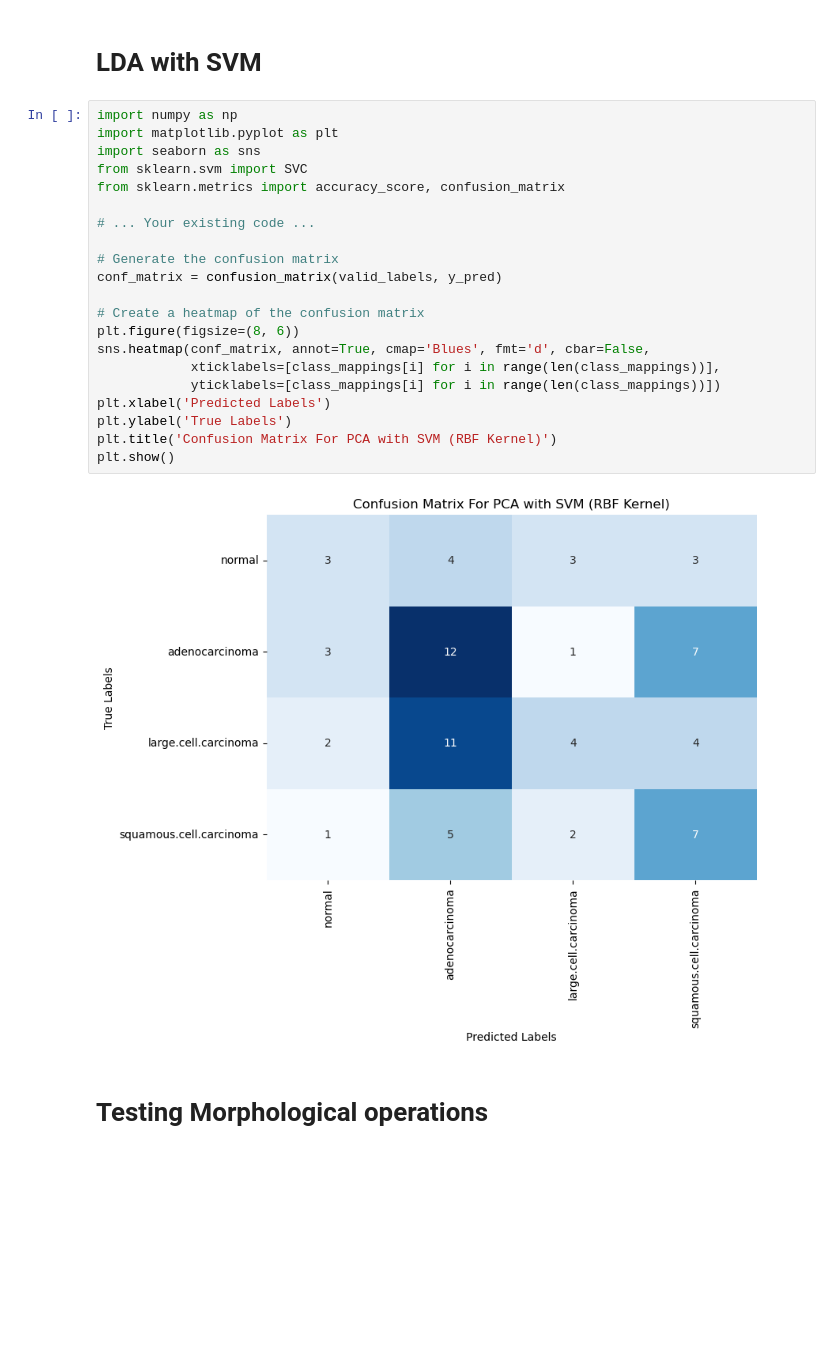
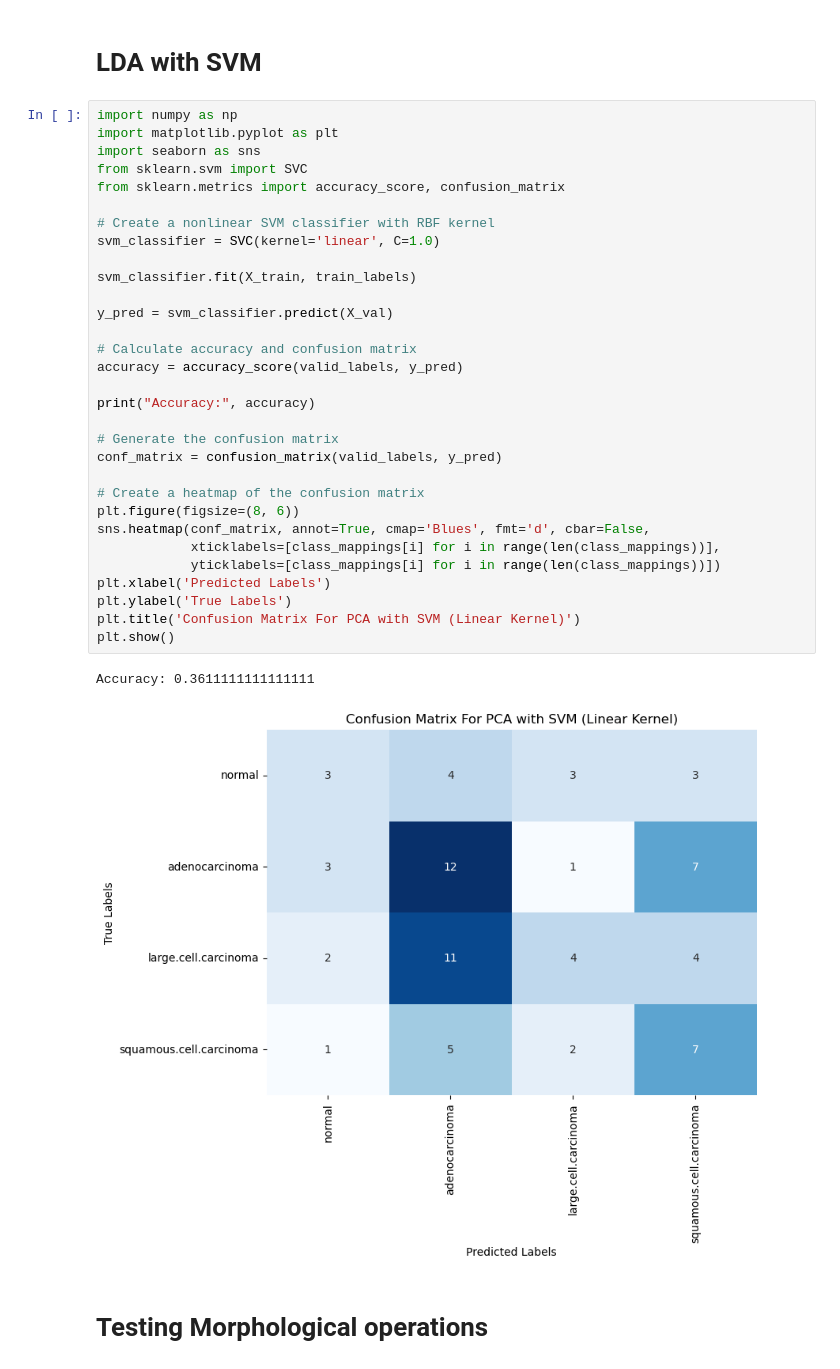
Before and after one commit to zacharyzimm/mids-281-final-project, a Jupyter notebook: classifiers_and_mask_exploration.ipynb, the cells around one changed output. Drawn from its saved outputs; the diff is of its cells as text; blank space fills up the shorter version.

Commit message:
edit graph

```diff
--- a/classifiers_and_mask_exploration.ipynb
+++ b/classifiers_and_mask_exploration.ipynb
@@ -389,26 +389,37 @@ Accuracy: 0.3333333333333333
 # %%
 import numpy as np
 import matplotlib.pyplot as plt
 import seaborn as sns
 from sklearn.svm import SVC
 from sklearn.metrics import accuracy_score, confusion_matrix
 
-# ... Your existing code ...
+# Create a nonlinear SVM classifier with RBF kernel
+svm_classifier = SVC(kernel='linear', C=1.0)
+
+svm_classifier.fit(X_train, train_labels)
+
+y_pred = svm_classifier.predict(X_val)
+
+# Calculate accuracy and confusion matrix
+accuracy = accuracy_score(valid_labels, y_pred)
+
+print("Accuracy:", accuracy)
 
 # Generate the confusion matrix
 conf_matrix = confusion_matrix(valid_labels, y_pred)
 
 # Create a heatmap of the confusion matrix
 plt.figure(figsize=(8, 6))
 sns.heatmap(conf_matrix, annot=True, cmap='Blues', fmt='d', cbar=False,
             xticklabels=[class_mappings[i] for i in range(len(class_mappings))],
             yticklabels=[class_mappings[i] for i in range(len(class_mappings))])
 plt.xlabel('Predicted Labels')
 plt.ylabel('True Labels')
-plt.title('Confusion Matrix For PCA with SVM (RBF Kernel)')
+plt.title('Confusion Matrix For PCA with SVM (Linear Kernel)')
 plt.show()
 # %% [output]
+Accuracy: 0.3611111111111111
-[figure, old version]
+[figure, new version]
 # %% [markdown]
 # Testing Morphological operations
 # %% [markdown]
```
